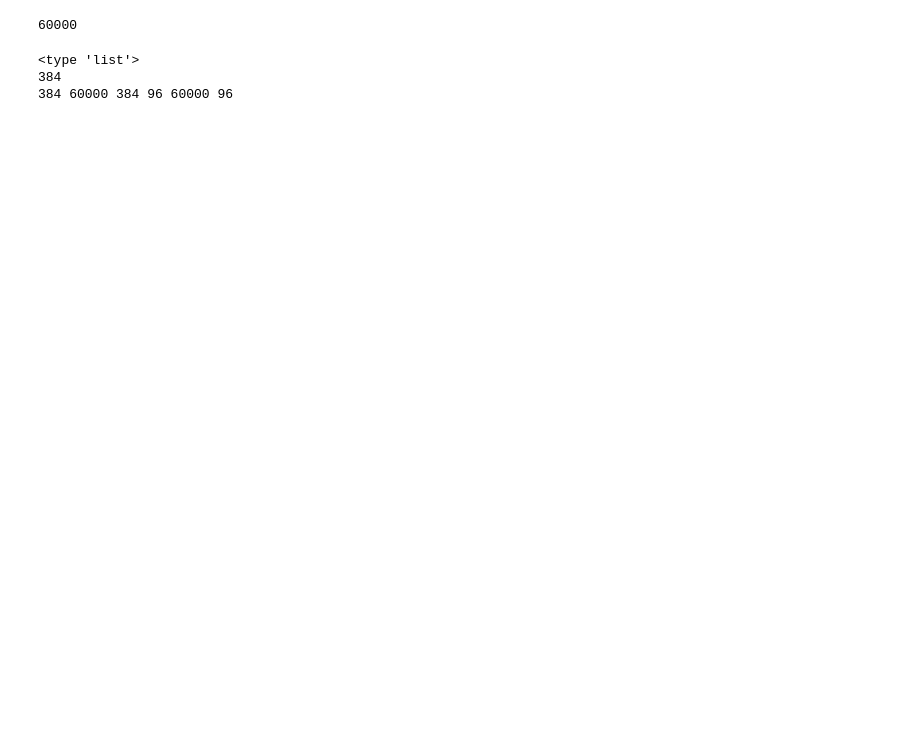
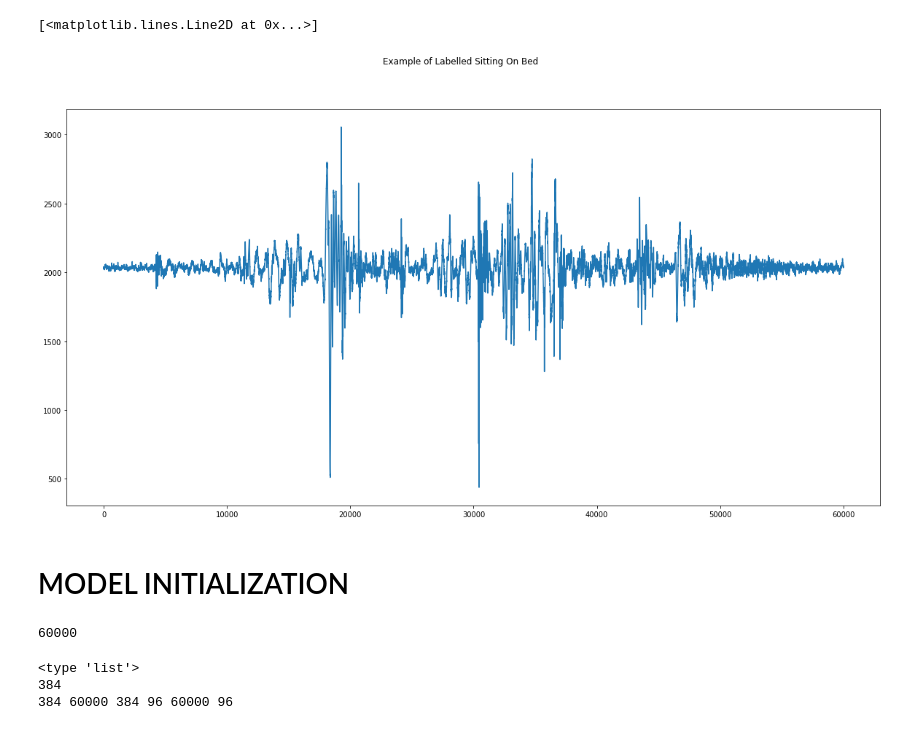
Before and after one commit to zyifan777/home_activity, a Jupyter notebook: svm_model.ipynb, the cells around one changed output. Cells and saved outputs as stored; diff of their text form; code cells hidden in the pictures; blank space fills up the shorter version.

```diff
--- a/svm_model.ipynb
+++ b/svm_model.ipynb
@@ -7,3 +38,18 @@ from sklearn.utils import shuffle
+# %%
+f = open("data/sitOnBed.csv")
+data = []
+for row in f:
+    data = [int(p) for p in row.split(',')]
+    break
+
+plt.figure(figsize = (20,10))
+plt.suptitle('Example of Labelled Sitting On Bed')
+plt.plot(data)
+# %% [output]
+[<matplotlib.lines.Line2D at 0x...>]
+[figure, added]
+# %% [markdown]
+# MODEL INITIALIZATION
 # %%
 def readData(filename,x1):
     f = open("data/"+filename,'r')
```
Also changed, not shown: parts of 14 cells of this notebook.
